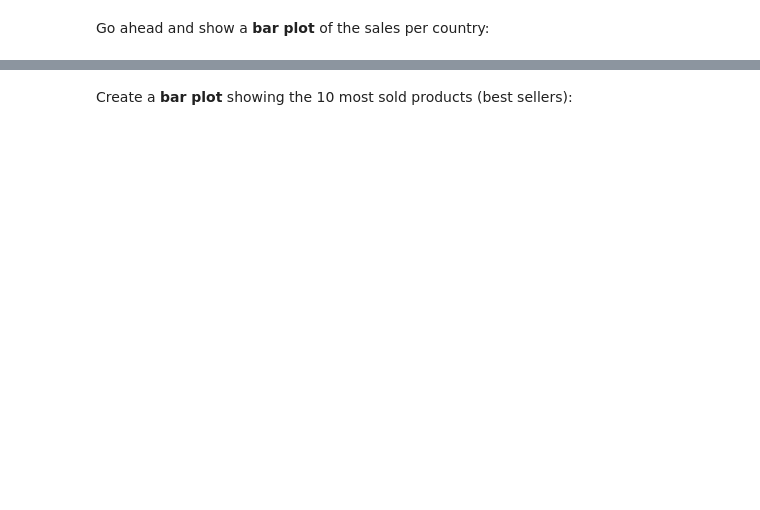
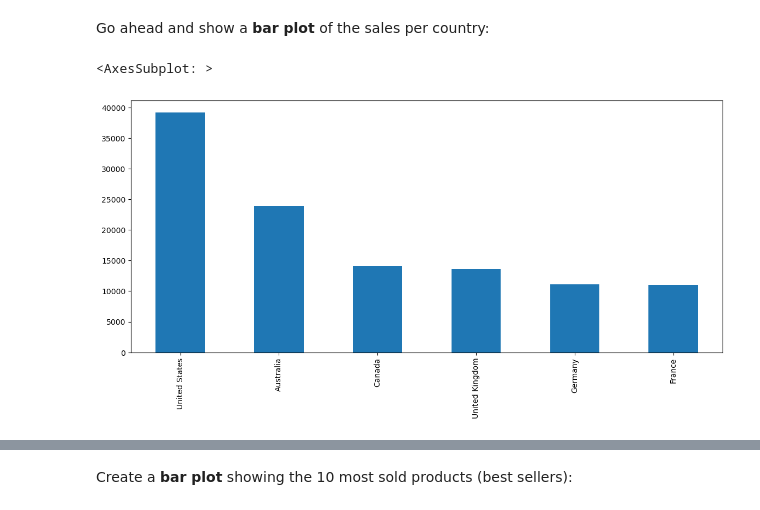
Before and after one commit to Rafalc13/python-data-analysis, a Jupyter notebook: Exercises_1.ipynb, the cells around one changed output, grey strips where cells are left out. Drawn from its saved outputs; the diff is of its cells as text; code cells hidden in the pictures; blank space fills up the shorter version.

```diff
--- a/Exercises_1.ipynb
+++ b/Exercises_1.ipynb
@@ -149,5 +223,9 @@ sales['Country'].value_counts()
 Go ahead and show a <b>bar plot</b> of the sales per country:
 # %%
 # your code goes here
+sales['Country'].value_counts().plot(kind='bar', figsize=(14,6))
+# %% [output]
+<AxesSubplot: >
+[figure, added]
 # %%
 sales['Country'].value_counts().plot(kind='bar', figsize=(14,6))
```
Also changed, not shown: parts of 83 cells of this notebook.
